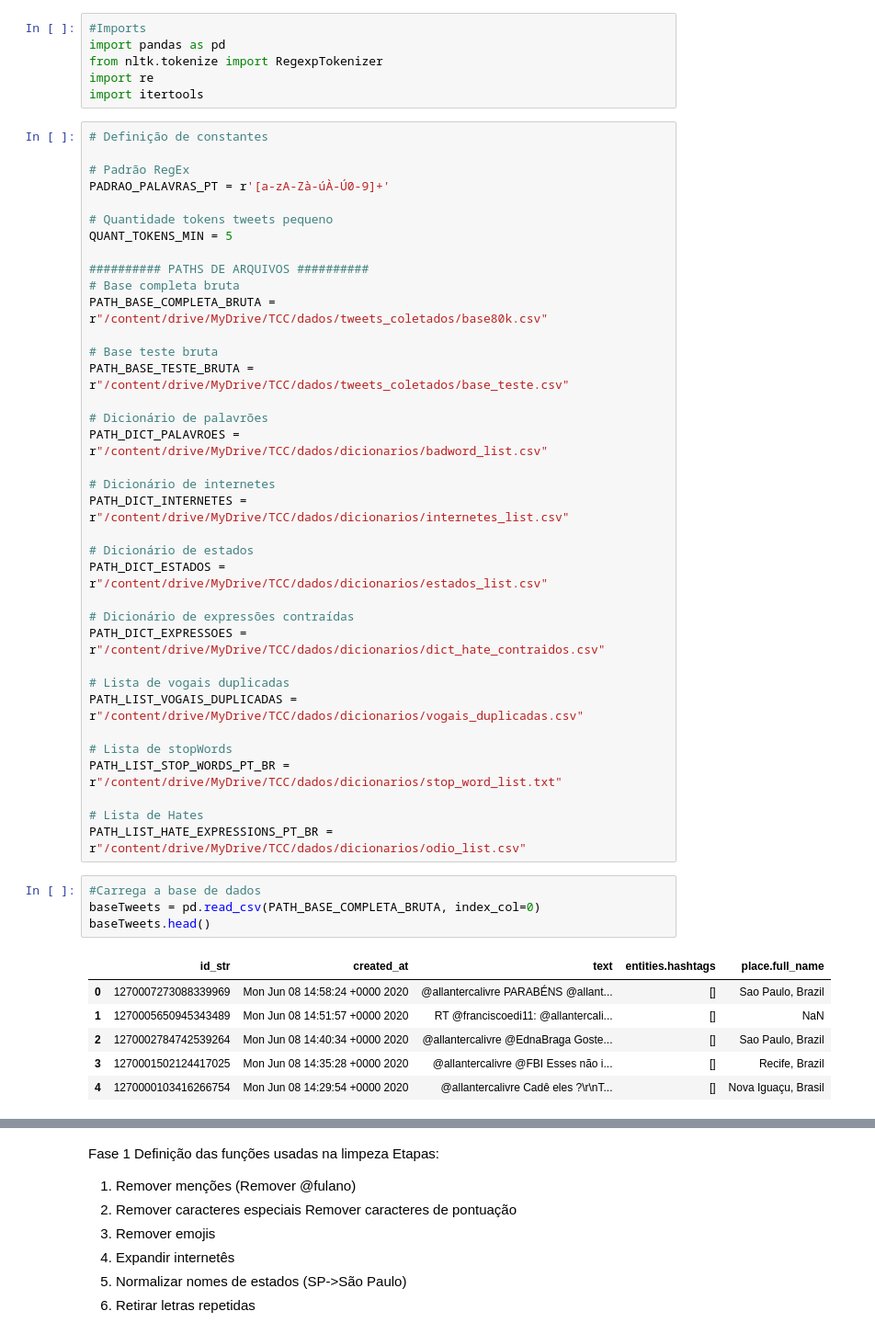
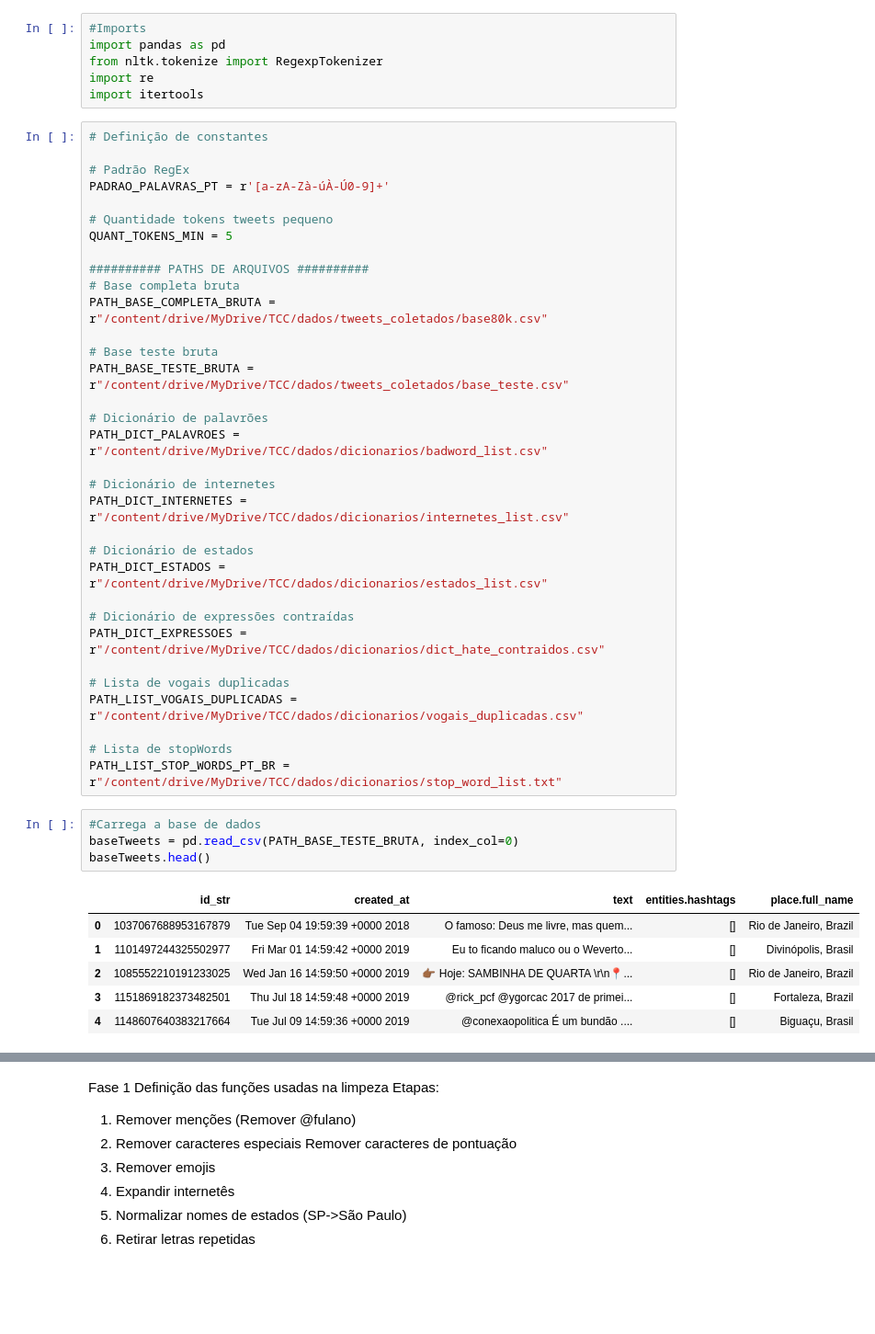
Before and after one commit to LuanPCunha/TCC, a Jupyter notebook: RotinasDeLimpezaDaBaseDeDados.ipynb, the cells around one changed output, grey strips where cells are left out. Shown at 92% size. Cells and saved outputs as stored; diff of their text form; blank space fills up the shorter version.

```diff
--- a/RotinasDeLimpezaDaBaseDeDados.ipynb
+++ b/RotinasDeLimpezaDaBaseDeDados.ipynb
@@ -69,20 +69,17 @@ PATH_LIST_VOGAIS_DUPLICADAS = r"/content/drive/MyDrive/TCC/dados/dicionarios/vog
 
 # Lista de stopWords
 PATH_LIST_STOP_WORDS_PT_BR = r"/content/drive/MyDrive/TCC/dados/dicionarios/stop_word_list.txt"
-
-# Lista de Hates
-PATH_LIST_HATE_EXPRESSIONS_PT_BR = r"/content/drive/MyDrive/TCC/dados/dicionarios/odio_list.csv"
 # %%
 #Carrega a base de dados
-baseTweets = pd.read_csv(PATH_BASE_COMPLETA_BRUTA, index_col=0)
+baseTweets = pd.read_csv(PATH_BASE_TESTE_BRUTA, index_col=0)
 baseTweets.head()
 # %% [output]
 |  | id_str | created_at | text | entities.hashtags | place.full_name |
-| 0 | 1270007273088339969 | Mon Jun 08 14:58:24 +0000 2020 | @allantercalivre PARABÉNS @allant... | [] | Sao Paulo, Brazil |
-| 1 | 1270005650945343489 | Mon Jun 08 14:51:57 +0000 2020 | RT @franciscoedi11: @allantercali... | [] | NaN |
-| 2 | 1270002784742539264 | Mon Jun 08 14:40:34 +0000 2020 | @allantercalivre @EdnaBraga Goste... | [] | Sao Paulo, Brazil |
-| 3 | 1270001502124417025 | Mon Jun 08 14:35:28 +0000 2020 | @allantercalivre @FBI Esses não i... | [] | Recife, Brazil |
-| 4 | 1270000103416266754 | Mon Jun 08 14:29:54 +0000 2020 | @allantercalivre Cadê eles ?\r\nT... | [] | Nova Iguaçu, Brasil |
+| 0 | 1037067688953167879 | Tue Sep 04 19:59:39 +0000 2018 | O famoso: Deus me livre, mas quem... | [] | Rio de Janeiro, Brazil |
+| 1 | 1101497244325502977 | Fri Mar 01 14:59:42 +0000 2019 | Eu to ficando maluco ou o Weverto... | [] | Divinópolis, Brasil |
+| 2 | 1085552210191233025 | Wed Jan 16 14:59:50 +0000 2019 | 👉🏾 Hoje: SAMBINHA DE QUARTA \r\n📍... | [] | Rio de Janeiro, Brazil |
+| 3 | 1151869182373482501 | Thu Jul 18 14:59:48 +0000 2019 | @rick_pcf @ygorcac 2017 de primei... | [] | Fortaleza, Brazil |
+| 4 | 1148607640383217664 | Tue Jul 09 14:59:36 +0000 2019 | @conexaopolitica É um bundão .... | [] | Biguaçu, Brasil |
 # %%
 baseTweets.shape
 # %% [output]
```
Also changed, not shown: parts of 10 cells of this notebook.
